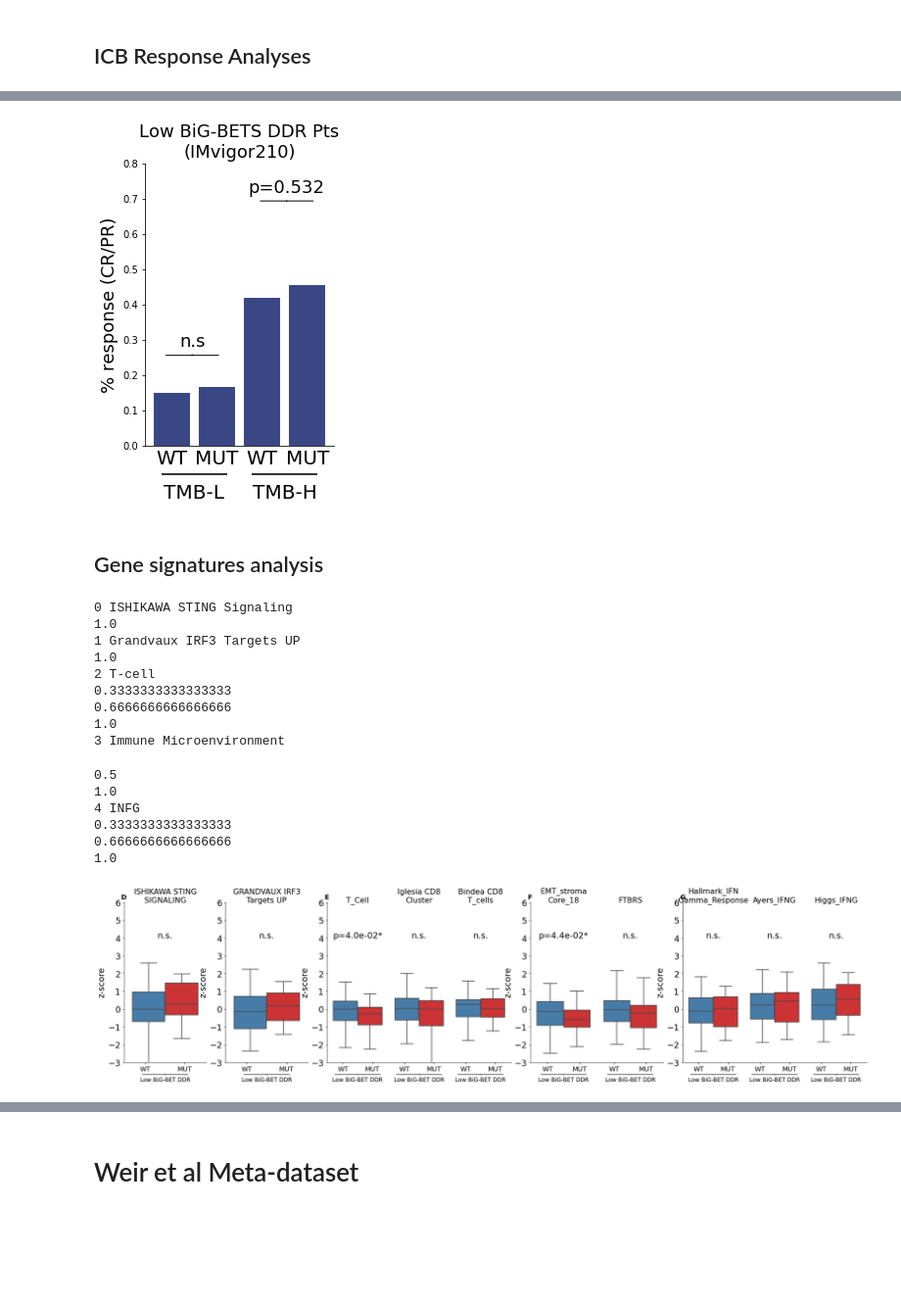
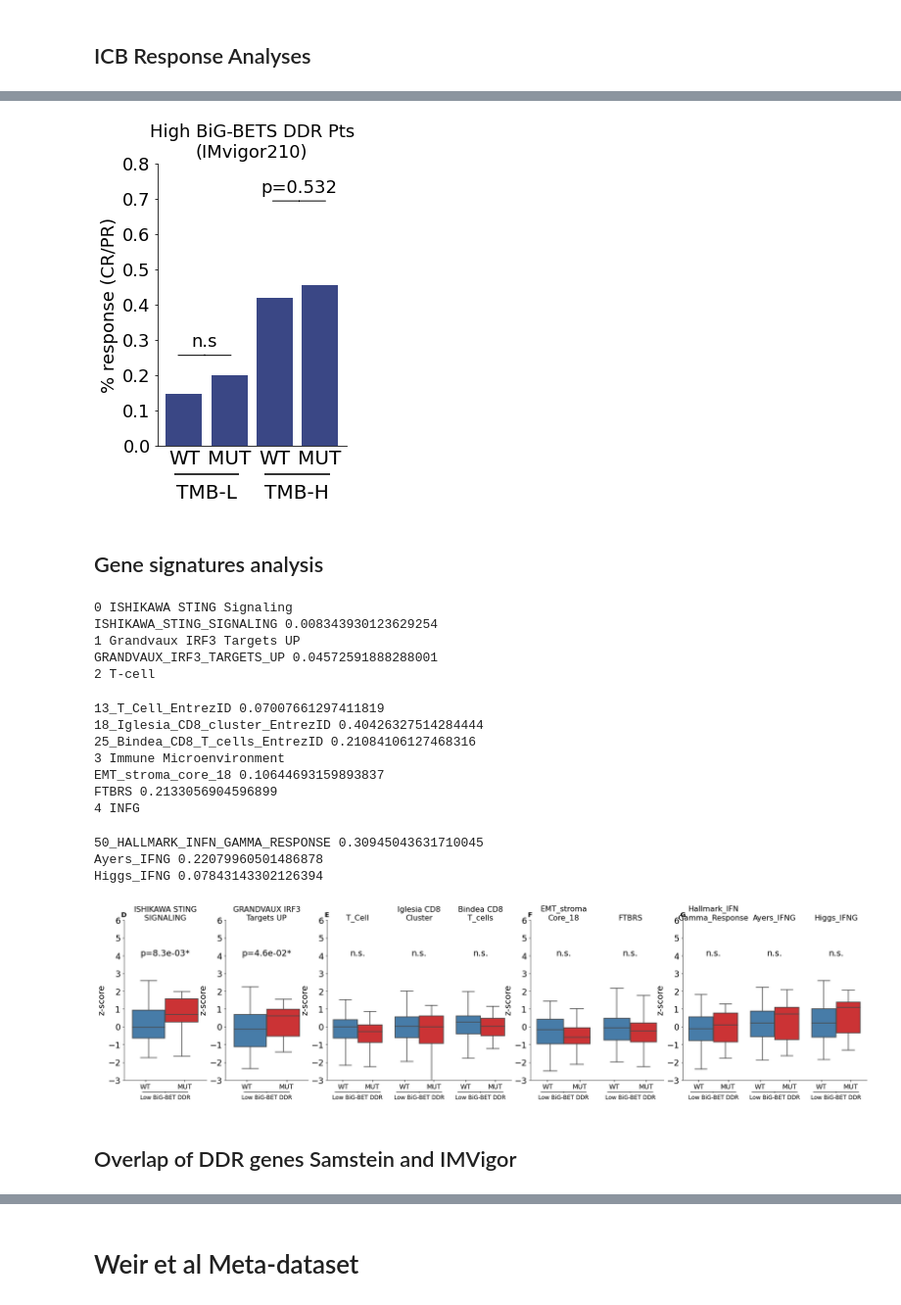
Before and after one commit to wweir827/BIGBETS, a Jupyter notebook: notebooks/Clinical_survival_analyses.ipynb, the cells around one changed output, grey strips where cells are left out. Shown at 98% size. Drawn from its saved outputs; the diff is of its cells as text; code cells hidden in the pictures; blank space fills up the shorter version.

```diff
--- a/notebooks/Clinical_survival_analyses.ipynb
+++ b/notebooks/Clinical_survival_analyses.ipynb
@@ -160,7 +162,7 @@ for name,gdf in df2test.groupby(var):
     else:
         ls='-'
     kmf.fit(gdf["os"], gdf["censOS"], label=name)
-    kmf.plot(ax=a,ci_show=False,color=cols[i],linestyle=ls,
+    kmf.plot(ax=a,ci_show=False,c=cols[i],linestyle=ls,
              show_censors=True, censor_styles={'ms': 5, 'marker': '+'})
     i+=1
 # lg_lines=lg.get_lines()
@@ -255,7 +257,7 @@ a.text(s="HR (95% CI)".format(p_value),fontsize=20,
 a.text(s="P-value".format(p_value),fontsize=20,
        x=.85,y=y,transform=a.transAxes)
 
-a.hlines(y=y-.02,xmin=-2,xmax=50,transform=a.transAxes,linewidth=3,linestyle='-')
+a.hlines(y=y-.02,xmin=-2,xmax=50,transform=a.transAxes,linewidth=3,linestyle='-',color='k')
 # a.hlines(y=y-.03,xmin=-1,xmax=2,transform=a.transAxes,linewidth=1,linestyle='-')
 
 for i,ind in enumerate(summary.index):
@@ -327,7 +329,7 @@ y 0.3600000000000001
 # %% [markdown]
 ### High Big_BETS DDR Mutations
 # %%
-#low bigbets DDR genes survival analysis
+#high bigbets DDR genes survival analysis
 outfile=os.path.join(graphics_dir,'samstein_survival_high_zscore.pdf')
 
 cph = lifelines.CoxPHFitter()
@@ -385,7 +387,7 @@ for name,gdf in df2test.groupby(var):
     else:
         ls='-'
     kmf.fit(gdf["os"], gdf["censOS"], label=name)
-    kmf.plot(ax=a,ci_show=False,color=cols[i],linestyle=ls,
+    kmf.plot(ax=a,ci_show=False,c=cols[i],linestyle=ls,
              show_censors=True, censor_styles={'ms': 5, 'marker': '+'})
     i+=1
 # lg_lines=lg.get_lines()
@@ -480,7 +482,7 @@ a.text(s="HR (95% CI)".format(p_value),fontsize=20,
 a.text(s="P-value".format(p_value),fontsize=20,
        x=.85,y=y,transform=a.transAxes)
 
-a.hlines(y=y-.02,xmin=-2,xmax=50,transform=a.transAxes,linewidth=3,linestyle='-')
+a.hlines(y=y-.02,xmin=-2,xmax=50,transform=a.transAxes,linewidth=3,linestyle='-',color='k')
 # a.hlines(y=y-.03,xmin=-1,xmax=2,transform=a.transAxes,linewidth=1,linestyle='-')
 
 for i,ind in enumerate(summary.index):
@@ -645,7 +1139,7 @@ for name,gdf in df2test.groupby(var):
     else:
         ls='-'
     kmf.fit(gdf["os"], gdf["censOS"], label=name)
-    kmf.plot(ax=a,ci_show=False,color=cols[i],linestyle=ls,
+    kmf.plot(ax=a,ci_show=False,c=cols[i],linestyle=ls,
              show_censors=True, censor_styles={'ms': 5, 'marker': '+'})
     i+=1
 # lg_lines=lg.get_lines()
@@ -870,7 +1370,7 @@ for name,gdf in df2test.groupby(var):
     else:
         ls='-'
     kmf.fit(gdf["os"], gdf["censOS"], label=name)
-    kmf.plot(ax=a,ci_show=False,color=cols[i],linestyle=ls,
+    kmf.plot(ax=a,ci_show=False,c=cols[i],linestyle=ls,
              show_censors=True, censor_styles={'ms': 5, 'marker': '+'})
     i+=1
 # lg_lines=lg.get_lines()
@@ -1143,7 +1643,7 @@ s2,pval2=stats.fisher_exact(ctab_true,'less')
 a.bar(x=range(pivot.shape[0]),height=pivot['CR/PR'],color=blue)
 a.set_ylim([0,1.2])
 a.set_ylim([0,.8])
-a.set_title("Low BiG-BETS DDR Pts\n(IMvigor210)",fontsize=18)
+a.set_title("High BiG-BETS DDR Pts\n(IMvigor210)",fontsize=18)
 
 
 # a.text(x=.025,y=.85,s=r"p={:.2e}".format(pval1),
@@ -1180,34 +1680,34 @@ a.text(s="MUT",x=3,y=-.065*scale,fontsize=20,horizontalalignment='center')
 #     line = lines.Line2D(xdata=[i,i], ydata=[0*scale,-.03*scale],color='k', lw=2,
 #                         linestyle='-', alpha=.8,clip_on=False)
 #     a.add_line(line)
 
 # for i in range(4):
 #     line = lines.Line2D(xdata=[i,i], ydata=[-.067*scale,-.12*scale],color='k', lw=2,
 #                         linestyle='-', alpha=.8,clip_on=False)
 #     a.add_line(line)
 
 for i in range(2):
     line = lines.Line2D(xdata=[i*2-.2,i*2+1.2], ydata=[-.1*scale,-.1*scale],color='k', lw=2,
                         linestyle='-', alpha=.8,clip_on=False)
     a.add_line(line)
 # for i in range(2):
 #     line = lines.Line2D(xdata=[i*2+.5,i*2+.5], ydata=[-.12*scale,-.15*scale],color='k', lw=2,
 #                         linestyle='-', alpha=.8,clip_on=False)
 #     a.add_line(line)
 
 a.spines['right'].set_visible(False)
 a.spines['top'].set_visible(False)
 
 # l=a.legend(fontsize=18,bbox_to_anchor=(.6,.95),ncol=2,loc=10,
 #           handletextpad=.4,columnspacing=.7,framealpha=1)
 # l.set_visible(True)
 
 f.subplots_adjust(top=.93,bottom=.13,right=.87,left=.2)
 f.savefig(outfile,dpi=200)
 
 plt.show()
 # %% [output]
-[figure, old version]
+[figure, new version]
 # %% [markdown]
 ## Gene signatures analysis
 # %%
@@ -1227,16 +1727,8 @@ outfile=os.path.join(graphics_dir,'IMVigor210_signatures_by_low_z-ddrmut.pdf')
 
 
 high_TMB_samps=imvigor.clinical_bigbets_df.loc[imvigor.clinical_bigbets_df['high_TMB']=='TMB-H',:]
-# high_TMB_samps=imvigor.clinical_bigbets_df
-
 design_mat=(high_TMB_samps.loc[:,'DDR_low_z']=='MUT').to_frame(name='DDRlowmutated')
-#drop samples that don't have RNAseq
 design_mat=design_mat.loc[design_mat.index.isin(imvigor_ig_signatures.index),:]
-# signatures_2_show={'IFNG':['Ayers_IFNG',"Higgs_IFNG",'50_HALLMARK_INFN_GAMMA_RESPONSE'],
-#                    'Ayers_ICB_Sig':['Ayers_ICB_Response_predict'],
-#                    "STING+IRF3":['ISHIKAWA_STING_SIGNALING','GRANDVAUX_IRF3_TARGETS_UP'],
-#                   'T-cells':['13_T_Cell_EntrezID','18_Iglesia_CD8_cluster_EntrezID','25_Bindea_CD8_T_cells_EntrezID'],
-#                   'EMT':['5_EMT_DOWN_EntrezID','6_EMT_UP_EntrezID','EMT_stroma_core_18','FTBRS']}
 
 
 signatures_2_show={"ISHIKAWA STING Signaling":['ISHIKAWA_STING_SIGNALING'],
@@ -1307,6 +1799,7 @@ for name,sig_set in signatures_2_show.items():
     for i,sig in enumerate(combined_df['IG_signature'].unique()):
         ymax=combined_df[combined_df['IG_signature']==sig]['score'].max()
         pval=pvals_df.loc[sig,'mwu_pval']
+        print(sig,pval)
         if pval<.05:
             a.text(s="p={:.1e}*".format(pval),horizontalalignment='center',fontsize=18,
               x=i,y=4)
@@ -1324,12 +1817,6 @@ for name,sig_set in signatures_2_show.items():
 
     a.get_legend().set_visible(False)
 
-#         a.get_yaxis().set_visible(False)
-
-
-#     a.text(s=name,x=.5,y=.9,horizontalalignment='center',transform=a.transAxes,
-#            fontsize=18,fontweight='bold')
-
     a.text(s=letters[ii],x=0,y=1.02,horizontalalignment='center',transform=a.transAxes,
            fontsize=14,fontweight='bold')
     new_labs=['WT','MUT']*len(sig_set)
@@ -1339,12 +1826,10 @@ for name,sig_set in signatures_2_show.items():
     a.set_xlabel("")
 
     for j in range(1,len(sig_set)+1):
-        print(j/len(sig_set))
         xcoord=j/len(sig_set)-.5/len(sig_set)
         a.annotate(s='Low BiG-BET DDR',fontsize=12,xy=(xcoord,-.07),xytext=(xcoord,-.11),
            arrowprops=dict(arrowstyle='-[, widthB=4, lengthB=0', lw=1.0),
            xycoords='axes fraction',verticalalignment='center',horizontalalignment='center',transform=a.transAxes)
-#     cnt+=len(sig_set)
     cnt+=colwidths[ii]
     ii+=1
 
@@ -1355,18 +1840,20 @@ f.savefig(outfile,dpi=200)
 plt.show()
 # %% [output]
 0 ISHIKAWA STING Signaling
-1.0
+ISHIKAWA_STING_SIGNALING 0.008343930123629254
 1 Grandvaux IRF3 Targets UP
-1.0
+GRANDVAUX_IRF3_TARGETS_UP 0.04572591888288001
 2 T-cell
-0.3333333333333333
-0.6666666666666666
-1.0
-3 Immune Microenvironment
-0.5
-1.0
+13_T_Cell_EntrezID 0.07007661297411819
+18_Iglesia_CD8_cluster_EntrezID 0.40426327514284444
+25_Bindea_CD8_T_cells_EntrezID 0.21084106127468316
+3 Immune Microenvironment
+EMT_stroma_core_18 0.10644693159893837
+FTBRS 0.2133056904596899
 4 INFG
-0.3333333333333333
-0.6666666666666666
-1.0
+50_HALLMARK_INFN_GAMMA_RESPONSE 0.30945043631710045
+Ayers_IFNG 0.22079960501486878
+Higgs_IFNG 0.07843143302126394
-[figure, old version]
+[figure, new version]
+# %% [markdown]
+## Overlap of DDR genes Samstein and IMVigor
```
Also changed, not shown: parts of 36 cells of this notebook, 7 other files.
